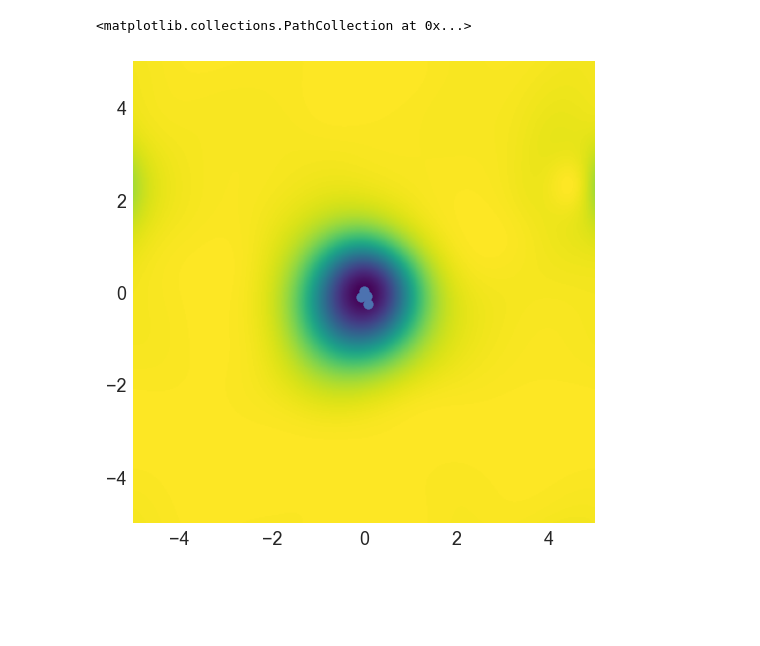
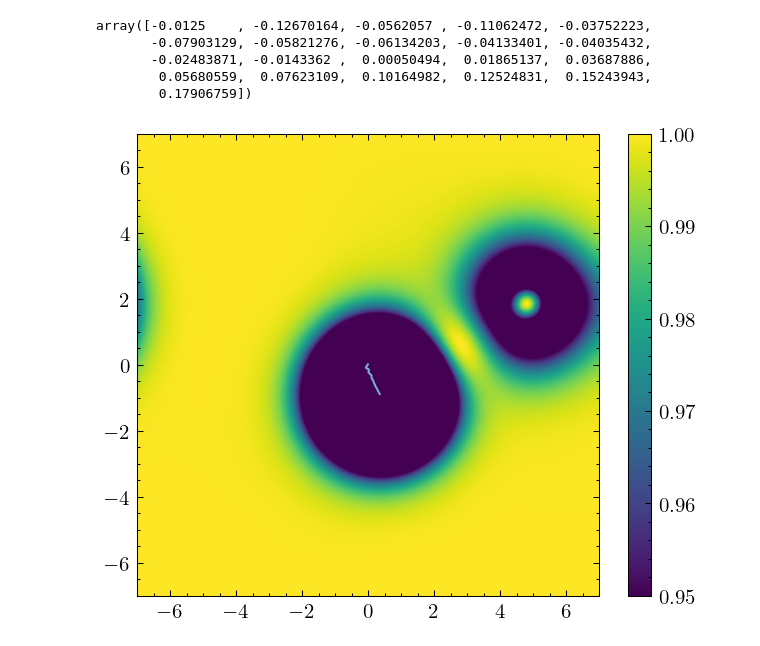
Before and after one commit to nazar-si/skyrmion-v2, a Jupyter notebook: trajectory.ipynb, the cells around one changed output. Drawn from its saved outputs; the diff is of its cells as text; code cells hidden in the pictures; blank space fills up the shorter version.

```diff
--- a/trajectory.ipynb
+++ b/trajectory.ipynb
@@ -9,7 +9,7 @@ import matplotlib.pyplot as plt
 apply()
 # %%
 path = os.path.join("./01-repulsion/skyrmion_system")
-runs = [os.path.join(path, d) for d in os.listdir(path) if d.startswith("drive-")]
+runs = sorted([os.path.join(path, d) for d in os.listdir(path) if d.startswith("drive-")])[5:]
 data = [read_dir(run) for run in runs]
 experiments = [Experiment.load(run) for run in runs]
 # %%
@@ -32,7 +32,7 @@ def trajectory(data, experiment: Experiment, method: Literal['center', 'charge']
         ys = np.append(ys, y)
     return xs, ys
 # %%
-ts = [trajectory(d, e, method='center') for d, e in zip(data, experiments)]
+ts = [trajectory(d, e, method='charge') for d, e in zip(data, experiments)]
 xs, ys = [], []
 curr = [np.float64(0), np.float64(0)]
 
@@ -54,6 +54,12 @@ print(xs, ys)
 # %%
-plt.imshow(data[3][1,:,:,2], extent=([-5, 5, -5, 5]))
-plt.scatter(*ts[3])
+plt.imshow(data[1][11,:,:,2], extent=([-7, 7, -7, 7]), vmin=0.95, vmax=1)
+plt.colorbar()
+plt.plot(*ts[1])
+ts[0][0]
 # %% [output]
-<matplotlib.collections.PathCollection at 0x...>
+array([-0.0125    , -0.12670164, -0.0562057 , -0.11062472, -0.03752223,
+       -0.07903129, -0.05821276, -0.06134203, -0.04133401, -0.04035432,
+       -0.02483871, -0.0143362 ,  0.00050494,  0.01865137,  0.03687886,
+        0.05680559,  0.07623109,  0.10164982,  0.12524831,  0.15243943,
+        0.17906759])
-[figure, old version]
+[figure, new version]
```
Also changed, not shown: parts of 1 cell of this notebook, 14 other files.
